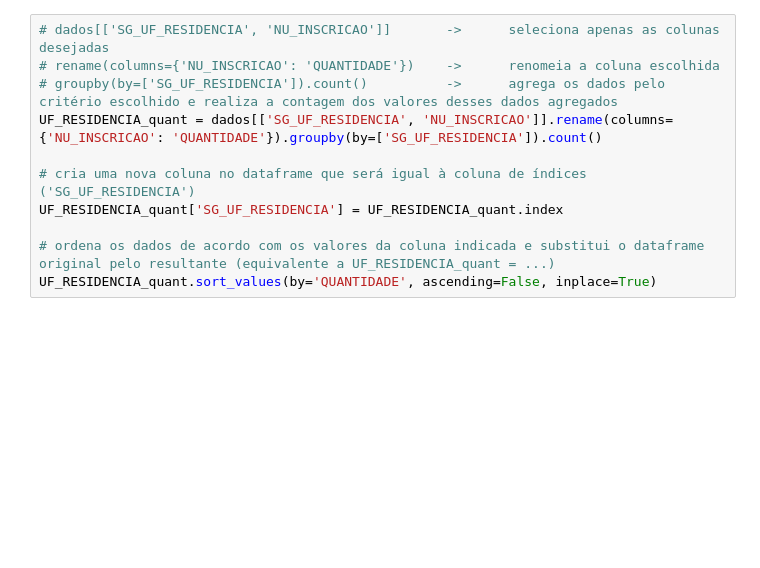
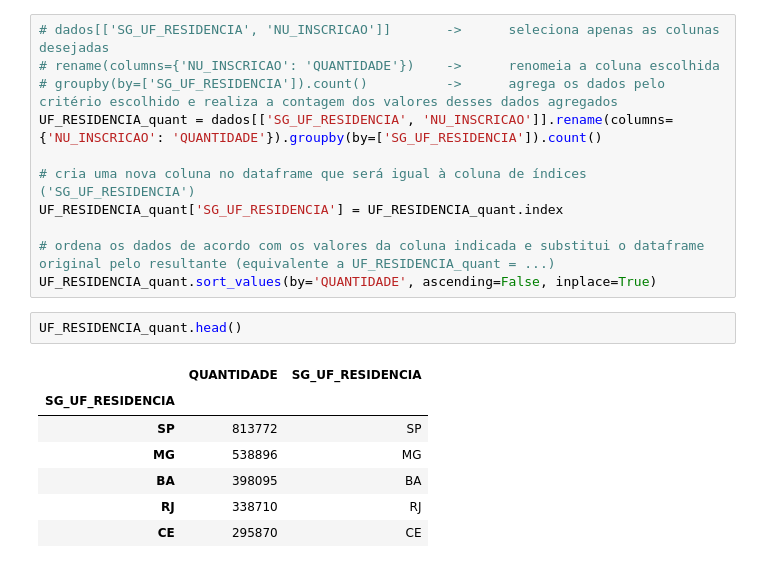
Before and after one commit to Daniel-ASG/IMERSAO_DADOS_ALURA, a Jupyter notebook: IMERSÃO_DADOS_Alura.ipynb, the cells around one changed output. Saved outputs shown, nothing was run; the diff lists cells and outputs as text; blank space fills up the shorter version.

```diff
--- a/IMERSÃO_DADOS_Alura.ipynb
+++ b/IMERSÃO_DADOS_Alura.ipynb
@@ -70,4 +70,14 @@ UF_RESIDENCIA_quant['SG_UF_RESIDENCIA'] = UF_RESIDENCIA_quant.index
 
 # ordena os dados de acordo com os valores da coluna indicada e substitui o dataframe original pelo resultante (equivalente a UF_RESIDENCIA_quant = ...)
 UF_RESIDENCIA_quant.sort_values(by='QUANTIDADE', ascending=False, inplace=True)
+# %%
+UF_RESIDENCIA_quant.head()
+# %% [output]
+|  | QUANTIDADE | SG_UF_RESIDENCIA |
+| SG_UF_RESIDENCIA |  |  |
+| SP | 813772 | SP |
+| MG | 538896 | MG |
+| BA | 398095 | BA |
+| RJ | 338710 | RJ |
+| CE | 295870 | CE |
 # %%
```
Also changed, not shown: parts of 1 cell of this notebook.
